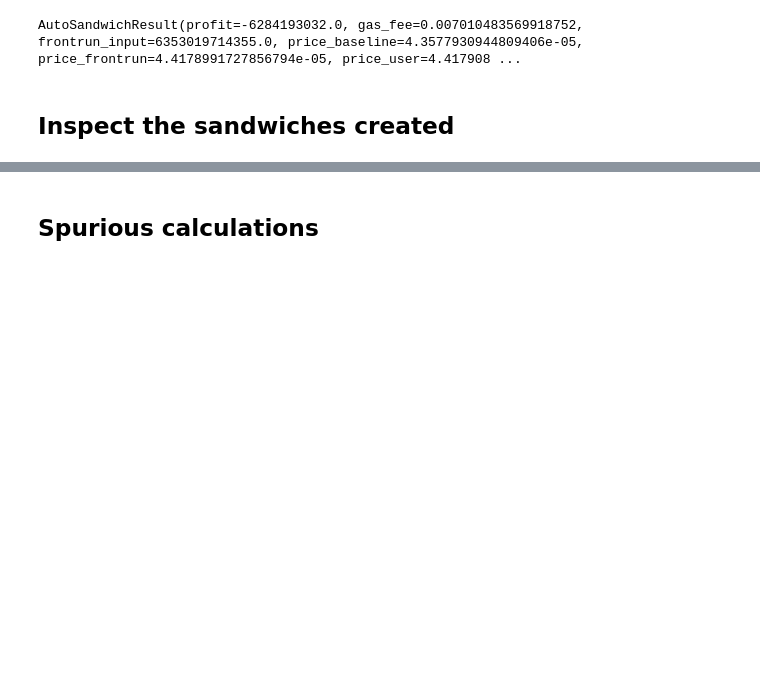
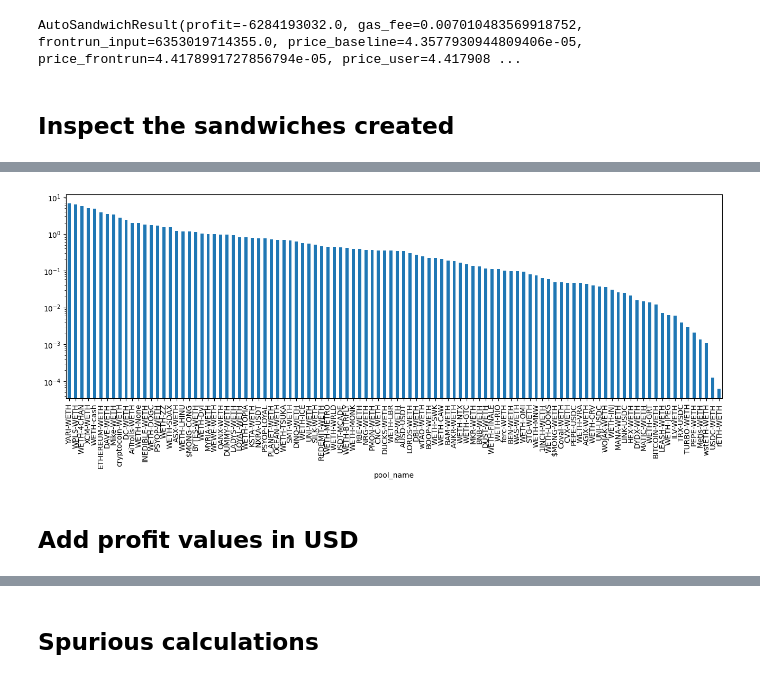
Before and after one commit to ankile/defi-measurement, a Jupyter notebook: experiments/calculate_simple_sandwich.ipynb, the cells around one changed output, grey strips where cells are left out. Drawn from its saved outputs; the diff is of its cells as text; code cells hidden in the pictures; blank space fills up the shorter version.

```diff
--- a/experiments/calculate_simple_sandwich.ipynb
+++ b/experiments/calculate_simple_sandwich.ipynb
@@ -217,0 +296,6 @@ plt.tight_layout()
+# %%
+engine_us = create_engine(postgres_uri_us)
+
+pool_info = pd.read_sql_query("SELECT * FROM token_info", engine_us).set_index('pool')
+
+pool_info.head()
@@ -217,0 +310,16 @@ plt.tight_layout()
+# %%
+pool_info = pool_info.assign(pool_name=pool_info.apply(lambda x: f"{x['token0symbol']}-{x['token1symbol']}", axis=1))
+
+pool_info = pool_info[['pool_name']]
+# %%
+sw = pd.merge(sw, pool_info, on='pool', how='left')
+# %%
+_, ax = plt.subplots(figsize=(16, 5))
+mean_per_pool = sw.groupby('pool_name').profit_profitable.mean()
+(mean_per_pool[mean_per_pool > 0] * 100).sort_values(ascending=False).plot.bar(ax=ax)
+
+ax.set_yscale('log');
+# %% [output]
+[figure, added]
+# %% [markdown]
+## Add profit values in USD
```
Also changed, not shown: parts of 13 cells of this notebook, 2 other files.
